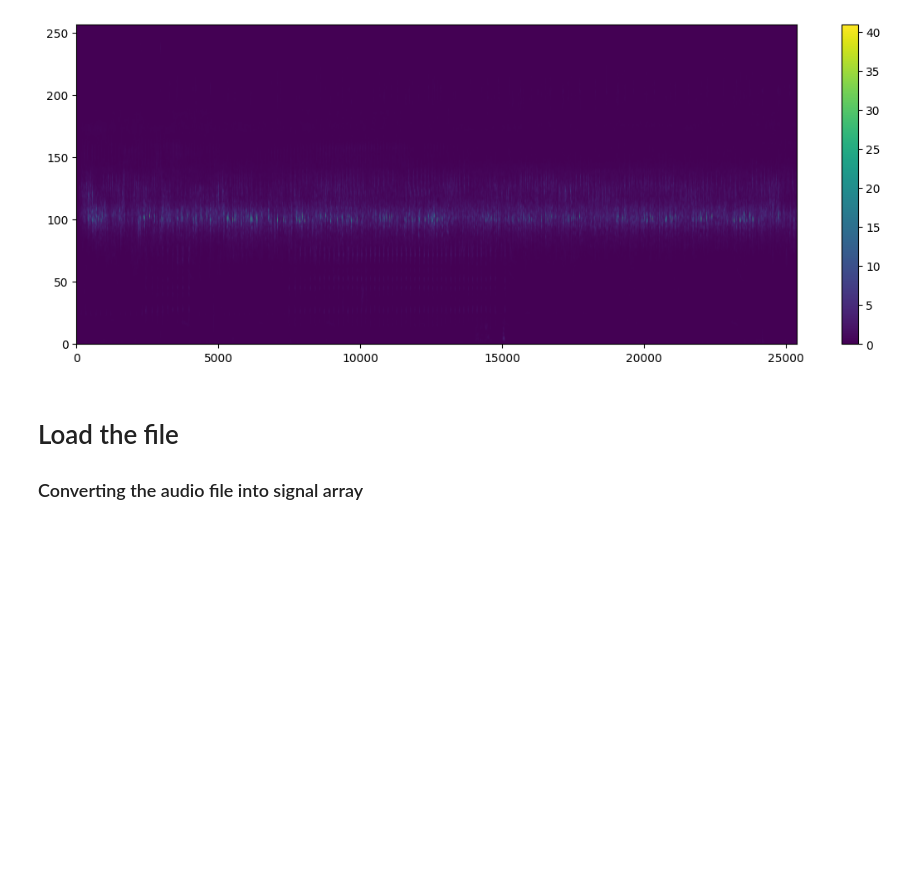
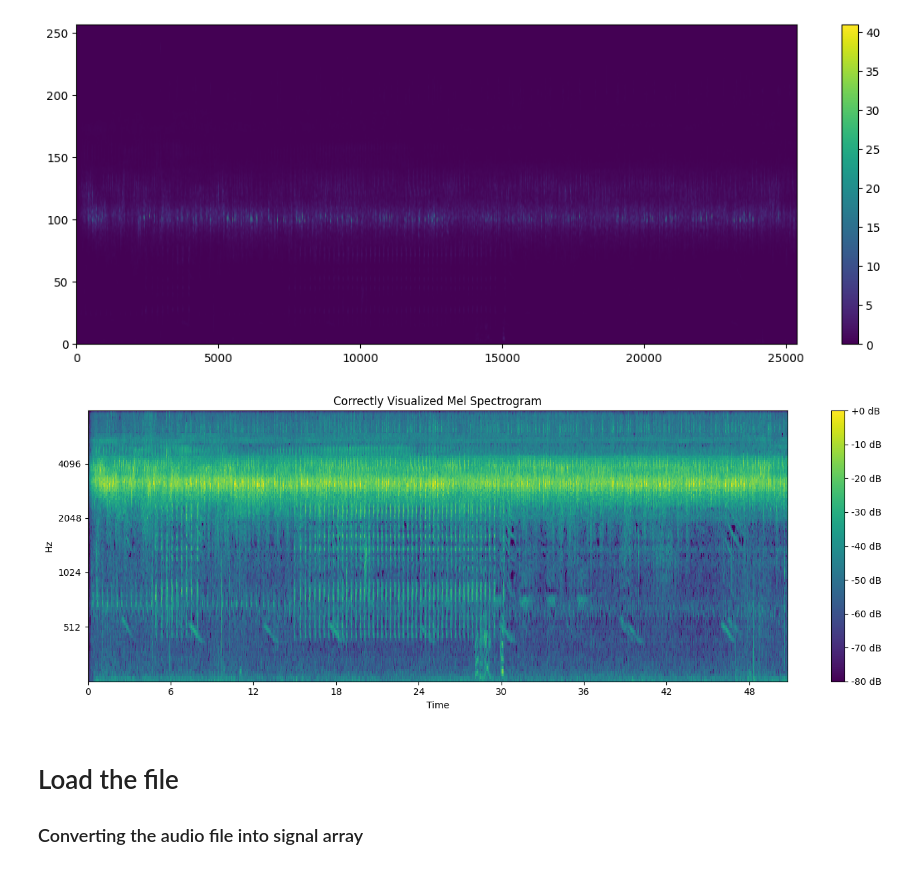
Before and after one commit to DeepanshuSharma1607/BirdCLEF-2026, a Jupyter notebook: bird-claasifier-comp.ipynb, the cells around one changed output. Saved outputs shown, nothing was run; the diff lists cells and outputs as text; code cells hidden in the pictures; blank space fills up the shorter version.

```diff
--- a/bird-claasifier-comp.ipynb
+++ b/bird-claasifier-comp.ipynb
@@ -129,6 +129,35 @@ plt.colorbar()
 plt.show()
 # %% [output]
 [figure]
+# %%
+import librosa.display
+import matplotlib.pyplot as plt
+
+# 1. Generate the raw 2D mel spectrogram (before stacking or normalizing for the CNN)
+mel_raw = librosa.feature.melspectrogram(
+    y=data, sr=16000, n_mels=128, n_fft=1024, hop_length=256, fmin=20, fmax=8000
+)
+mel_db = librosa.power_to_db(mel_raw, ref=np.max)
+
+# 2. Plot it with correct acoustic scaling
+plt.figure(figsize=(14, 5))
+librosa.display.specshow(
+    mel_db,
+    sr=16000,
+    hop_length=256,
+    x_axis='time',
+    y_axis='mel',
+    fmin=20,
+    fmax=8000,
+    cmap='viridis'
+)
+
+plt.colorbar(format='%+2.0f dB')
+plt.title('Correctly Visualized Mel Spectrogram')
+plt.tight_layout()
+plt.show()
+# %% [output]
+[figure, added]
 # %% [markdown]
 # Load the file
 ### Converting the audio file into signal array
```
Also changed, not shown: parts of 35 cells of this notebook.
